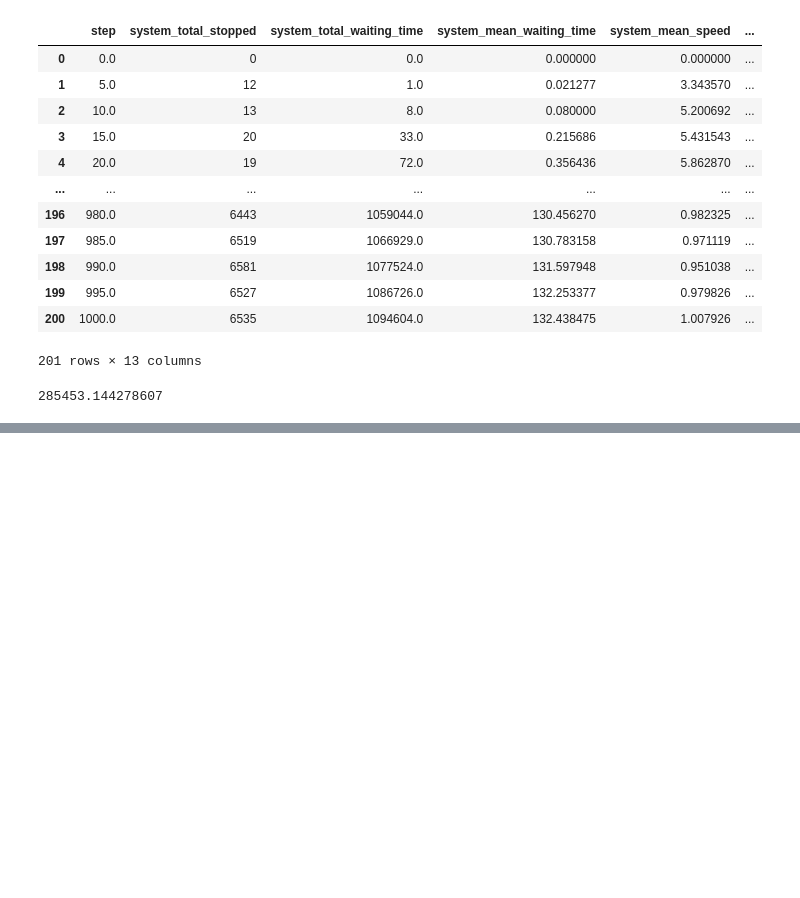
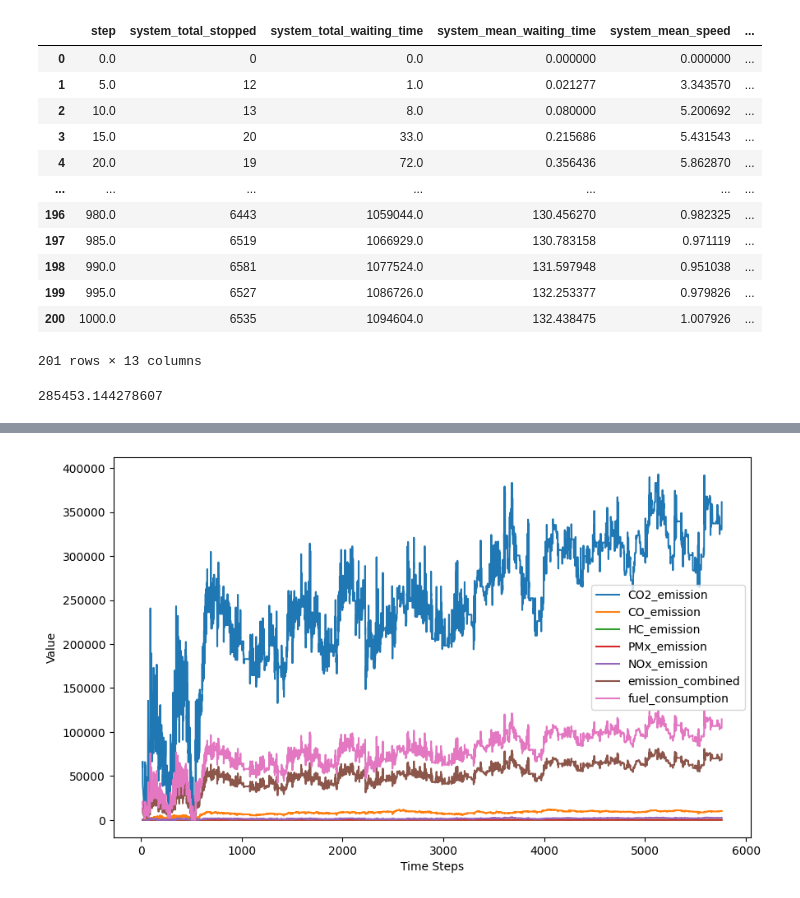
Before and after one commit to karstenk9/rl_traffic_signal_optimization, a Jupyter notebook: notebooks/ppo_output_analysis.ipynb, the cells around one changed output, grey strips where cells are left out. Cells and saved outputs as stored; diff of their text form; code cells hidden in the pictures; blank space fills up the shorter version.

```diff
--- a/notebooks/ppo_output_analysis.ipynb
+++ b/notebooks/ppo_output_analysis.ipynb
@@ -45,0 +115,7 @@ episode1.system_total_waiting_time.mean()
+# %%
+test['tls_159_controlled_lane_emission'] = main_df['tls_159_controlled_lane_emission'].apply(ast.literal_eval)
+# %%
+new = test['tls_159_controlled_lane_emission'].apply(pd.Series)
+# %%
+#new = new.dropna(how='all')
+new = new.drop_duplicates()
@@ -45,0 +165,15 @@ episode1.system_total_waiting_time.mean()
+# %%
+def plot_columns(df):
+    plt.figure(figsize=(10,6))
+
+    for column in df.columns:
+        plt.plot(df.index, df[column], label=column)
+
+    plt.xlabel('Time Steps')
+    plt.ylabel('Value')
+    plt.legend()
+    plt.show()
+# %%
+plot_columns(new)
+# %% [output]
+[figure, added]
```
Also changed, not shown: parts of 32 cells of this notebook, 8 other files.
